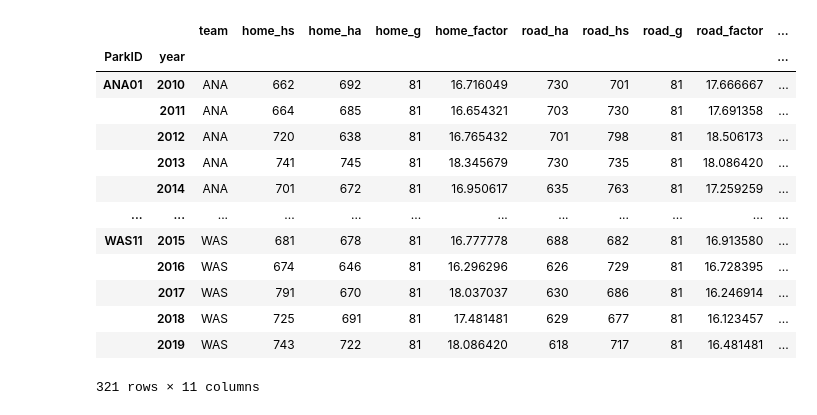
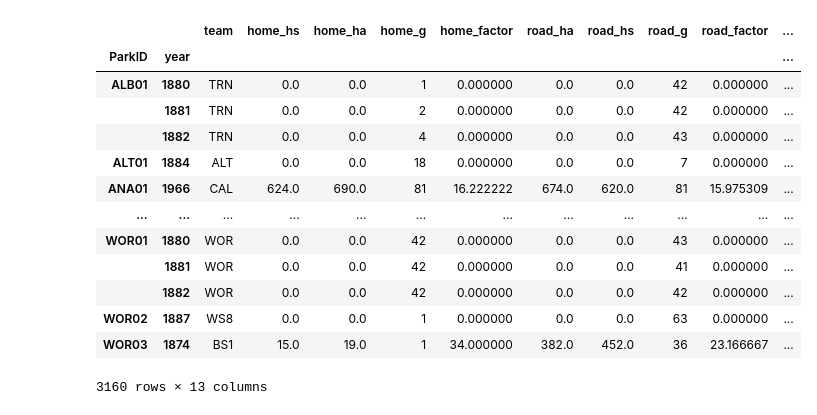
Before and after one commit to robsfletch/bts, a Jupyter notebook: notebooks/ParkFactor.ipynb, the cells around one changed output. Saved outputs shown, nothing was run; the diff lists cells and outputs as text; code cells hidden in the pictures.

```diff
--- a/notebooks/ParkFactor.ipynb
+++ b/notebooks/ParkFactor.ipynb
@@ -10,6 +44,6 @@ game_logs = pd.read_pickle(Path(interim) / 'game_logs.pkl')
 # %%
 base = game_logs[['GAME_ID', 'HomeTeam', 'VisitingTeam', 'ParkID', 'HomeH', 'VisitorH']]
-base['year'] = base['GAME_ID'].str.slice(3, 7)
+base['year'] = base['GAME_ID'].str.slice(3, 7).astype('int')
 # %% [output]
 A value is trying to be set on a copy of a slice from a DataFrame.
 Try using .loc[row_indexer,col_indexer] = value instead
@@ -61,24 +78,26 @@ Road
 # %%
 park_factors = pd.merge(Home, Road, left_index=True, right_index=True)
 park_factors['factor'] = park_factors['home_factor'] / park_factors['road_factor']
 park_factors = park_factors.reset_index().set_index(['ParkID', 'year'])
-park_factors = park_factors.sort_values(['team', 'year'])
-# park_factors.loc[park_factors['factor'] > 1.3, 'factor'] = np.NaN
-# park_factors.loc[park_factors['factor'] < .8, 'factor'] = np.NaN
+park_factors = park_factors.sort_values(['ParkID', 'year'])
 park_factors['lag_factor'] = park_factors.groupby('ParkID')['factor'].shift(1)
+park_factors['games'] = park_factors['home_g'] + park_factors['road_g']
+park_factors['lag_games'] = park_factors.groupby('ParkID')['games'].shift(1)
+park_factors.loc[(park_factors['games'] <100), 'factor'] = np.NaN
 park_factors
+# park_factors.loc['MIN04']
 # %% [output]
 |  |  | team | home_hs | home_ha | home_g | home_factor | road_ha | road_hs | road_g | road_factor | ... |
 | ParkID | year |  |  |  |  |  |  |  |  |  | ... |
-| ANA01 | 2010 | ANA | 662 | 692 | 81 | 16.716049 | 730 | 701 | 81 | 17.666667 | ... |
-|  | 2011 | ANA | 664 | 685 | 81 | 16.654321 | 703 | 730 | 81 | 17.691358 | ... |
-|  | 2012 | ANA | 720 | 638 | 81 | 16.765432 | 701 | 798 | 81 | 18.506173 | ... |
-|  | 2013 | ANA | 741 | 745 | 81 | 18.345679 | 730 | 735 | 81 | 18.086420 | ... |
-|  | 2014 | ANA | 701 | 672 | 81 | 16.950617 | 635 | 763 | 81 | 17.259259 | ... |
+| ALB01 | 1880 | TRN | 0.0 | 0.0 | 1 | 0.000000 | 0.0 | 0.0 | 42 | 0.000000 | ... |
+|  | 1881 | TRN | 0.0 | 0.0 | 2 | 0.000000 | 0.0 | 0.0 | 42 | 0.000000 | ... |
+|  | 1882 | TRN | 0.0 | 0.0 | 4 | 0.000000 | 0.0 | 0.0 | 43 | 0.000000 | ... |
+| ALT01 | 1884 | ALT | 0.0 | 0.0 | 18 | 0.000000 | 0.0 | 0.0 | 7 | 0.000000 | ... |
+| ANA01 | 1966 | CAL | 624.0 | 690.0 | 81 | 16.222222 | 674.0 | 620.0 | 81 | 15.975309 | ... |
 | ... | ... | ... | ... | ... | ... | ... | ... | ... | ... | ... | ... |
-| WAS11 | 2015 | WAS | 681 | 678 | 81 | 16.777778 | 688 | 682 | 81 | 16.913580 | ... |
-|  | 2016 | WAS | 674 | 646 | 81 | 16.296296 | 626 | 729 | 81 | 16.728395 | ... |
-|  | 2017 | WAS | 791 | 670 | 81 | 18.037037 | 630 | 686 | 81 | 16.246914 | ... |
-|  | 2018 | WAS | 725 | 691 | 81 | 17.481481 | 629 | 677 | 81 | 16.123457 | ... |
-|  | 2019 | WAS | 743 | 722 | 81 | 18.086420 | 618 | 717 | 81 | 16.481481 | ... |
+| WOR01 | 1880 | WOR | 0.0 | 0.0 | 42 | 0.000000 | 0.0 | 0.0 | 43 | 0.000000 | ... |
+|  | 1881 | WOR | 0.0 | 0.0 | 42 | 0.000000 | 0.0 | 0.0 | 41 | 0.000000 | ... |
+|  | 1882 | WOR | 0.0 | 0.0 | 42 | 0.000000 | 0.0 | 0.0 | 42 | 0.000000 | ... |
+| WOR02 | 1887 | WS8 | 0.0 | 0.0 | 1 | 0.000000 | 0.0 | 0.0 | 63 | 0.000000 | ... |
+| WOR03 | 1874 | BS1 | 15.0 | 19.0 | 1 | 34.000000 | 382.0 | 452.0 | 36 | 23.166667 | ... |
-321 rows × 11 columns
+3160 rows × 13 columns
```
Also changed, not shown: parts of 14 cells of this notebook, 23 other files.
